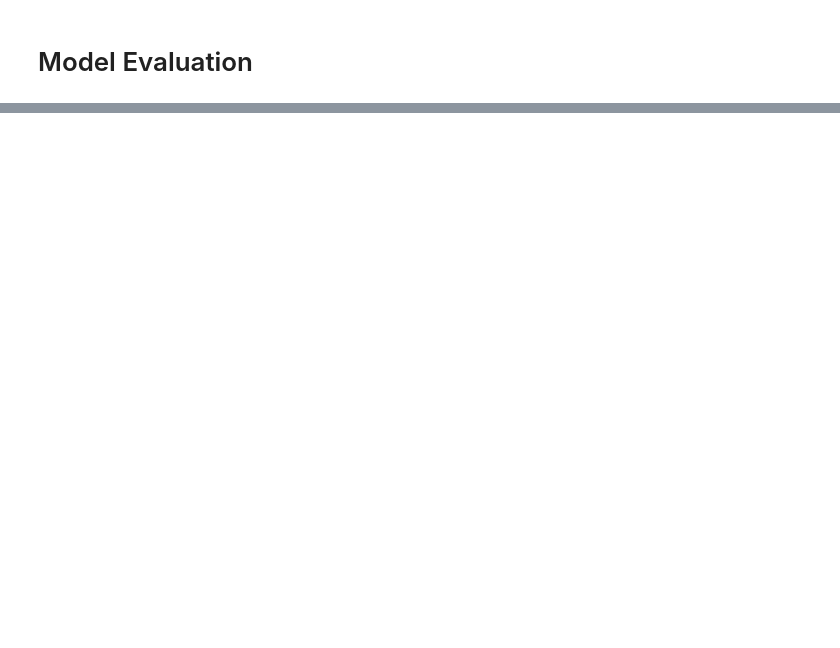
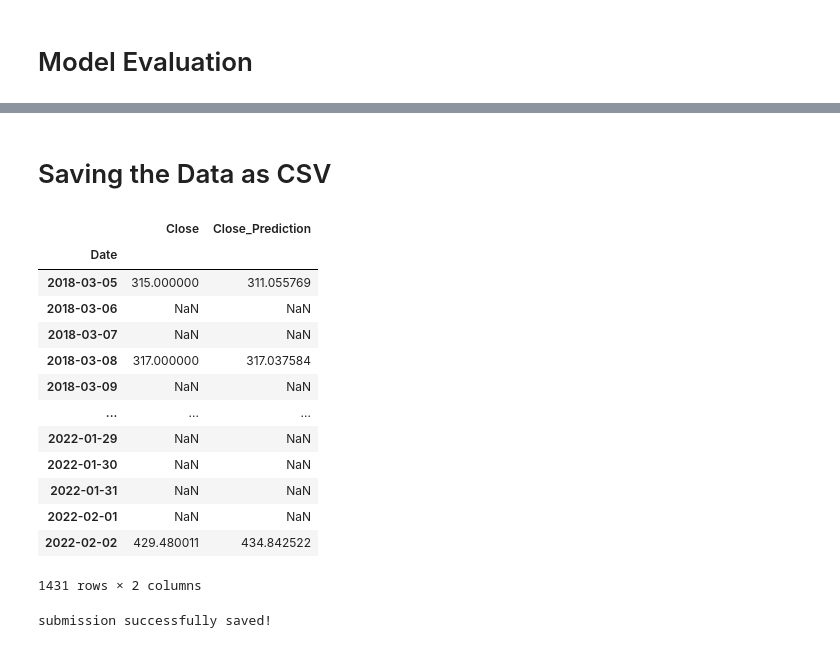
Before and after one commit to Subhajeet-Das/Netfilix-Stock-Price-prediction, a Jupyter notebook: netflix-stock-price-prediction.ipynb, the cells around one changed output, grey strips where cells are left out. Cells and saved outputs as stored; diff of their text form; code cells hidden in the pictures; blank space fills up the shorter version.

Commit message:
| Netflix Stock Price Prediction |

```diff
--- a/netflix-stock-price-prediction.ipynb
+++ b/netflix-stock-price-prediction.ipynb
@@ -175,3 +177,34 @@ test_pred[['Close', 'Close_Prediction']].describe().T
+# %% [markdown]
+# Saving the Data as CSV
+# %%
+test_pred['Date'] = pd.to_datetime(test_pred['Date'],format='%Y-%m-%d')
+# %%
+output = pd.DataFrame(test_pred[['Date', 'Close', 'Close_Prediction']])
+output = output.reset_index()
+output = output.drop('index',axis=1)
+output.set_index('Date', inplace=True)
+output =  output.asfreq('D')
+output
+# %% [output]
+|  | Close | Close_Prediction |
+| Date |  |  |
+| 2018-03-05 | 315.000000 | 311.055769 |
+| 2018-03-06 | NaN | NaN |
+| 2018-03-07 | NaN | NaN |
+| 2018-03-08 | 317.000000 | 317.037584 |
+| 2018-03-09 | NaN | NaN |
+| ... | ... | ... |
+| 2022-01-29 | NaN | NaN |
+| 2022-01-30 | NaN | NaN |
+| 2022-01-31 | NaN | NaN |
+| 2022-02-01 | NaN | NaN |
+| 2022-02-02 | 429.480011 | 434.842522 |
+1431 rows × 2 columns
+# %%
+output.to_csv('submission.csv', index=True)
+print("submission successfully saved!")
+# %% [output]
+submission successfully saved!
 # %% [markdown]
 <br>
 <p style="text-align:center; font-weight:800; font-size:18px"><em>Thank you! For viewing this Notebook, do upvote if you like it and please feel free to provide feedback.</em><br>
```
Also changed, not shown: parts of 9 cells of this notebook.
